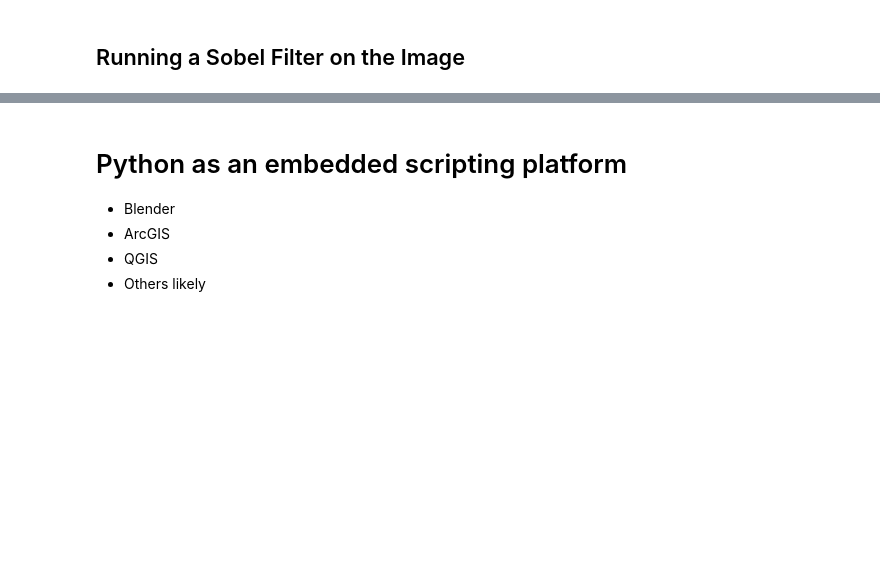
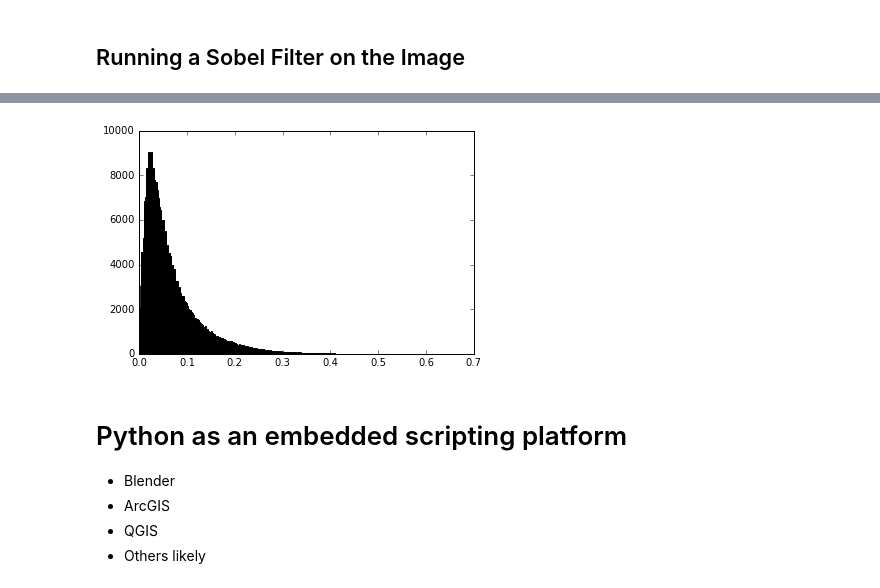
Before and after one commit to desertpy/presentations, a Jupyter notebook: godber-python-intro-part-II/Intro_To_Python_Part_II.ipynb, the cells around one changed output, grey strips where cells are left out. Drawn from its saved outputs; the diff is of its cells as text; code cells hidden in the pictures; blank space fills up the shorter version.

```diff
--- a/godber-python-intro-part-II/Intro_To_Python_Part_II.ipynb
+++ b/godber-python-intro-part-II/Intro_To_Python_Part_II.ipynb
@@ -428,6 +434,10 @@ ax0.imshow(wallaby[100:250, 100:250, 2], cmap='gray');
 ax1.imshow(edges[100:250, 100:250], cmap='gray', clim=(0.0,0.2));
 # %% [output]
 [figure]
+# %%
+h = plt.hist(edges.flatten(), 256,  fc='k', ec='k')
+# %% [output]
+[figure, added]
 # %% [markdown]
 # Python as an embedded scripting platform
 
```
Also changed, not shown: parts of 19 cells of this notebook, 1 other file.
